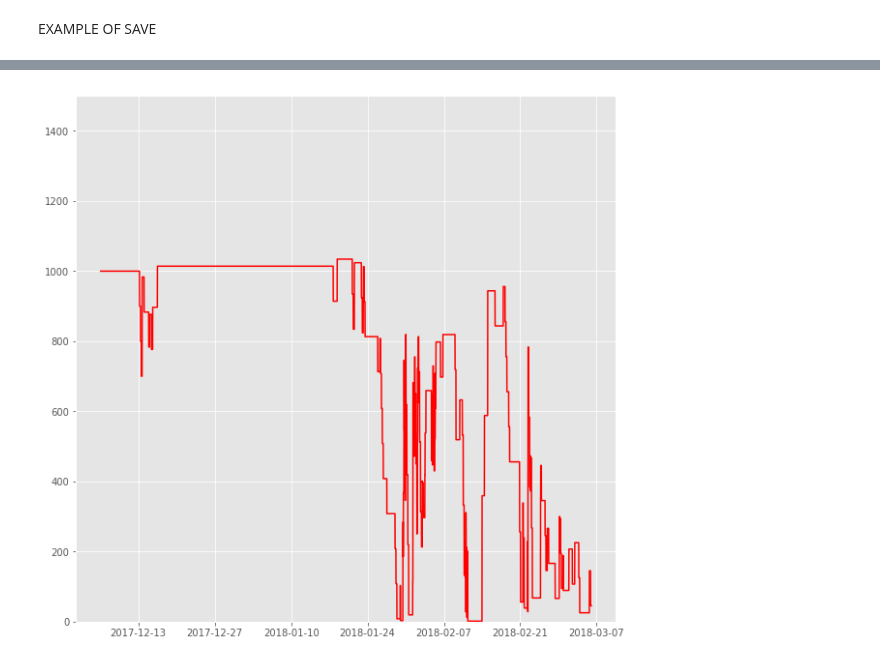
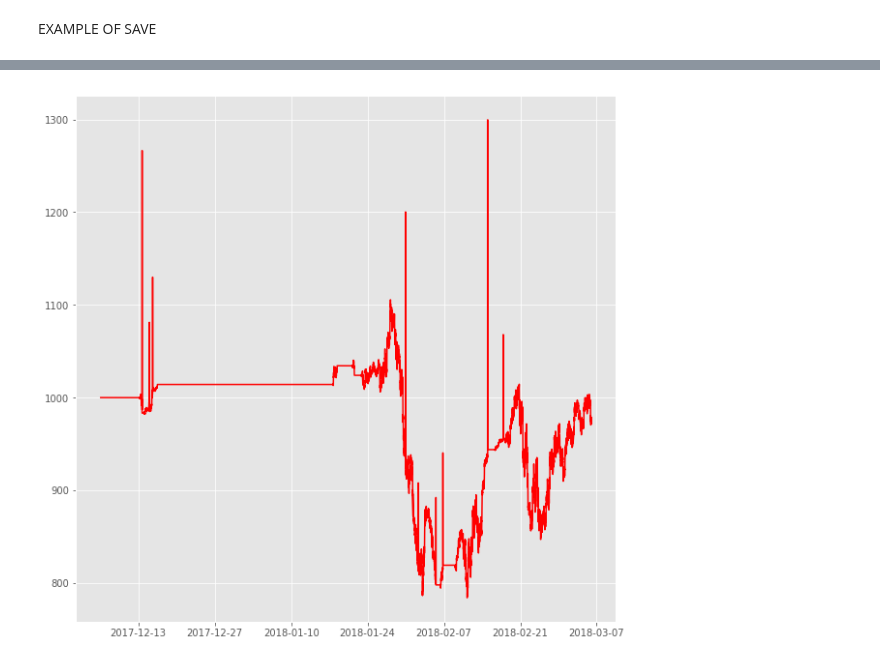
Before and after one commit to eduardocurado/crypto_bot, a Jupyter notebook: Crypto_trader_performance_analysis.ipynb, the cells around one changed output, grey strips where cells are left out. Drawn from its saved outputs; the diff is of its cells as text; code cells hidden in the pictures.

Commit message:
Balance fixed

```diff
--- a/Crypto_trader_performance_analysis.ipynb
+++ b/Crypto_trader_performance_analysis.ipynb
@@ -214,11 +214,16 @@ def get_mkt_trend(coin=None, date='2018-12-31', screen=1):
     mkt_trend_df.columns = rows.keys()
     return mkt_trend_df
 
-def get_balances(coin, date):
-    s = select([balances]) \
-        .where(and_(balances.c.coin == coin,
-                    balances.c.date <= date))\
-        .order_by(desc(balances.c.date))
+def get_balances(date, coin=None):
+    if coin:
+        s = select([balances]) \
+            .where(and_(balances.c.coin == coin,
+                        balances.c.date <= date))\
+            .order_by(desc(balances.c.date))
+    else:
+        s = select([balances]) \
+            .where(and_(balances.c.date <= date))\
+            .order_by(desc(balances.c.date))
     rows = con.execute(s)
     balances_df = pd.DataFrame(rows.fetchall()).iloc[::-1]
     if not balances_df.empty:
@@ -413,15 +388,13 @@ ALL
 # %%
 date = '2017-01-01'
-date_end = '2018-12-31'
+date_end = '2019-12-31'
 coin = 'USDT_BTC'
 
 long_df = get_positions(status='active', date=date_end)
-# mkt_trend_df = get_mkt_trend(date=date_end, screen=1)
-# mkt_trend_df = mkt_trend_df[['date', 'screen', 'dif_current', 'd_dif']]
-# merged = pd.merge(long_df, mkt_trend_df, how='inner', left_on=['date_ask'], right_on=['date'])
-# merged['real_return'] = np.log((200 * (1 + merged['log_return']))/(200 + 200 * 0.0015 + 200 * (1 + merged['log_return']) * 0.0025))
-# merged['month'] = pd.to_datetime(merged['date_ask']).dt.month
-# merged['year'] = pd.to_datetime(merged['date_ask']).dt.year
-long_df = long_df.groupby(['coin'])['size_position'].sum().reset_index()
-long_df.size_position[0]
+mkt_trend_df = get_mkt_trend(date=date_end, screen=1)
+mkt_trend_df = mkt_trend_df[['date', 'screen', 'dif_current', 'd_dif']]
+merged = pd.merge(long_df, mkt_trend_df, how='inner', left_on=['date_ask'], right_on=['date'])
+merged['real_return'] = np.log((200 * (1 + merged['log_return']))/(200 + 200 * 0.0015 + 200 * (1 + merged['log_return']) * 0.0025))
+merged['month'] = pd.to_datetime(merged['date_ask']).dt.month
+merged['year'] = pd.to_datetime(merged['date_ask']).dt.year
 # %% [output]
@@ -475,11 +440,15 @@ AttributeError: module 'scipy' has no attribute 'fftpack'
 # %%
 def plot_balance(coin, date):
-    df = get_balances(coin, date)
+    df = get_balances(date=date)
+    tick = get_tickers(coin = None, screen = 0)
+    merged = pd.merge(df, tick, how='left', left_on=['coin', 'date'], right_on=['coin', 'date'])
+    merged = merged.fillna(1)
+    merged['value'] = merged['size_position'] * merged['price']
+    df = merged.groupby(['date'])['value'].sum().reset_index()
     fig, ax = plt.subplots()
-    ax.plot(df.date, df.size_position, color = 'red')
-    ax.set_ylim(0, 1500)
+    ax.plot(df.date.values, df.value, color = 'red')
     plt.show()
 
-plot_balance('USD', '2019-01-01')
+plot_balance('USD', '2018-03-06 01:00:00')
 # %% [output]
-[figure, old version]
+[figure, new version]
```
Also changed, not shown: parts of 8 cells of this notebook, 3 other files.
